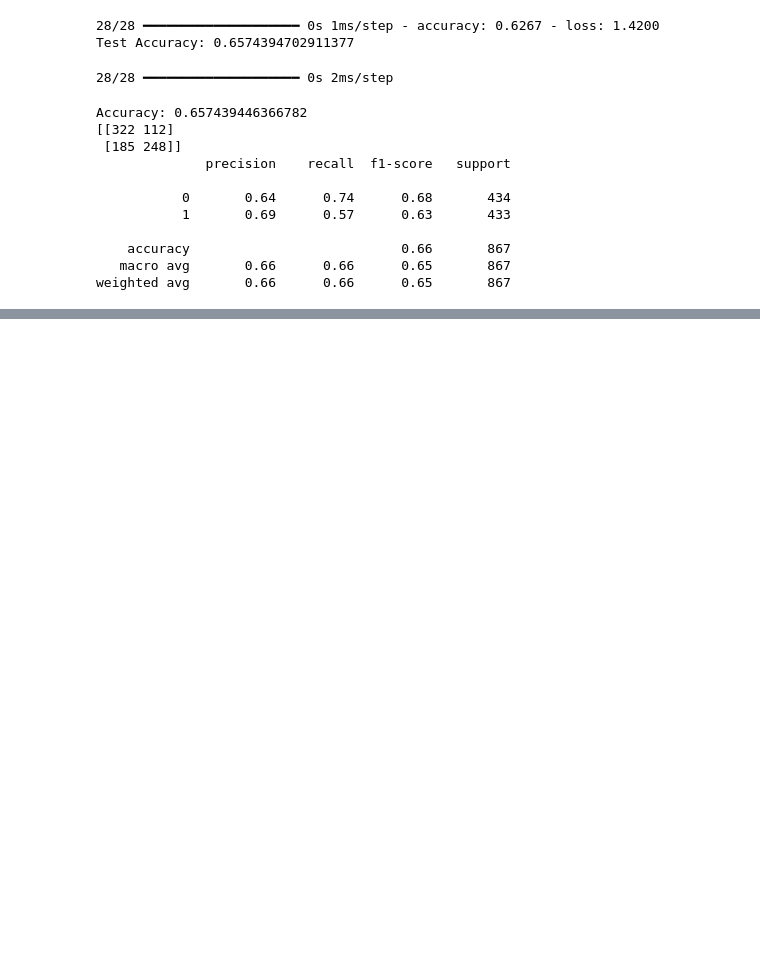
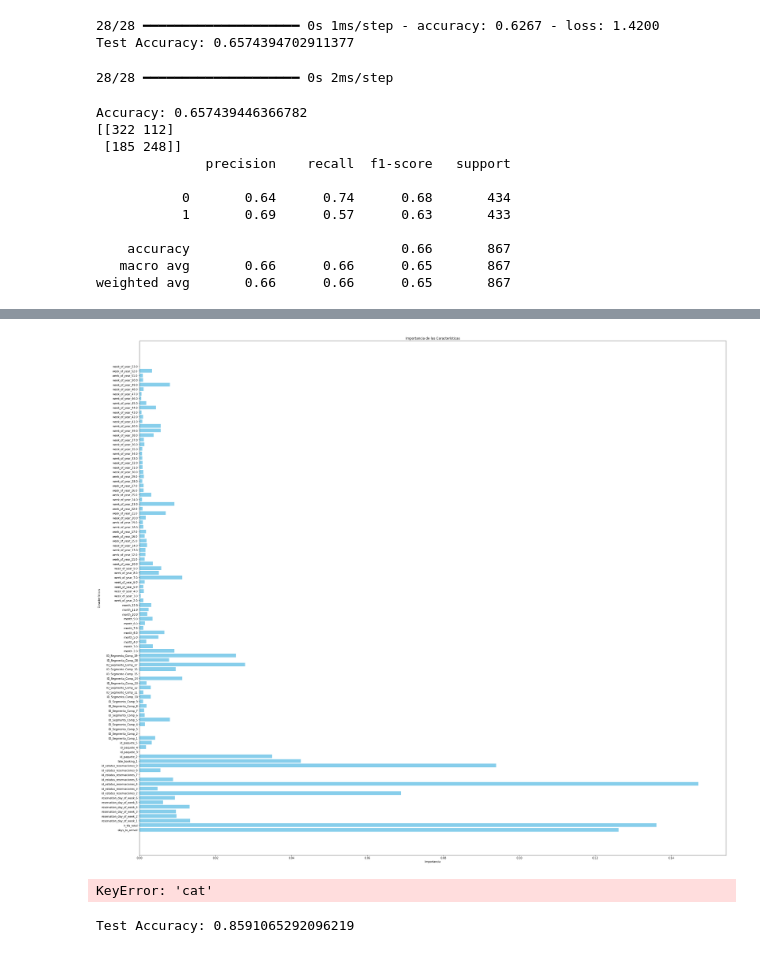
Before and after one commit to carolinahdzm/TCA_clasificacion_Equipo3, a Jupyter notebook: RESERVACIONES_ANALISIS.ipynb, the cells around one changed output, grey strips where cells are left out. Saved outputs shown, nothing was run; the diff lists cells and outputs as text; code cells hidden in the pictures; blank space fills up the shorter version.

```diff
--- a/RESERVACIONES_ANALISIS.ipynb
+++ b/RESERVACIONES_ANALISIS.ipynb
@@ -685,0 +716,15 @@ X_resampled
+# %%
+selected_features = ['id_estatus_reservaciones','days_to_arrival','late_booking',
+                        'reservation_day_of_week','id_paquete','ID_Segmento_Comp','week_of_year', 'h_tfa_total','month']
+
+categorical_features = ['reservation_day_of_week', 'id_estatus_reservaciones',
+                        'late_booking','id_paquete','ID_Segmento_Comp','month',
+                        'week_of_year']
+
+
+numerical_features = ['days_to_arrival', 'h_tfa_total']
+# %%
+# Mezclar los datos
+df_reservaciones = shuffle(df_resv, random_state=42)
+X = df_reservaciones[selected_features]  # Asume que 'reservacion' es tu columna objetivo
+y = df_reservaciones['is_no_show']
@@ -685,0 +774,15 @@ X_resampled
+# %%
+from sklearn.ensemble import RandomForestClassifier
+from sklearn.metrics import classification_report, accuracy_score
+
+# Entrenar modelo
+model = RandomForestClassifier(random_state=42,  n_estimators=100, max_depth=10,max_features='sqrt',verbose=1)
+model.fit(X_train, y_train)
+
+# Hacer predicciones
+y_pred = model.predict(X_test)
+
+# Evaluar el modelo
+print("Accuracy:", accuracy_score(y_test, y_pred))
+print("Reporte de Clasificación:")
+print(classification_report(y_test, y_pred))
@@ -685,0 +802,46 @@ X_resampled
+# %%
+import matplotlib.pyplot as plt
+import numpy as np
+
+# Obtener importancias de características
+feature_names = numerical_features + list(preprocessor.named_transformers_['cat'].get_feature_names_out())
+importances = model.feature_importances_
+
+# Crear gráfico
+plt.figure(figsize=(40, 36))
+plt.barh(feature_names, importances, color='skyblue')
+plt.title('Importancia de las Características')
+plt.xlabel('Importancia')
+plt.ylabel('Características')
+plt.show()
+# %% [output]
+[figure, added]
+# %%
+import matplotlib.pyplot as plt
+import numpy as np
+
+# Obtener importancias de características
+feature_names = numerical_features + list(preprocessor.named_transformers_['cat'].get_feature_names_out())
+importances = model.feature_importances_
+
+# Crear gráfico
+plt.figure(figsize=(40, 36))
+plt.barh(feature_names, importances, color='skyblue')
+plt.title('Importancia de las Características')
+plt.xlabel('Importancia')
+plt.ylabel('Características')
+plt.show()
+# %% [output]
+KeyError: 'cat'
+# %%
+pipeline = Pipeline([
+    ('classifier', RandomForestClassifier())
+])
+# Train the pipeline
+pipeline.fit(X_train, y_train)
+
+# Evaluate the pipeline
+accuracy = pipeline.score(X_test, y_test)
+print("Test Accuracy:", accuracy)
+# %% [output]
+Test Accuracy: 0.8591065292096219
```
Also changed, not shown: parts of 57 cells of this notebook.
